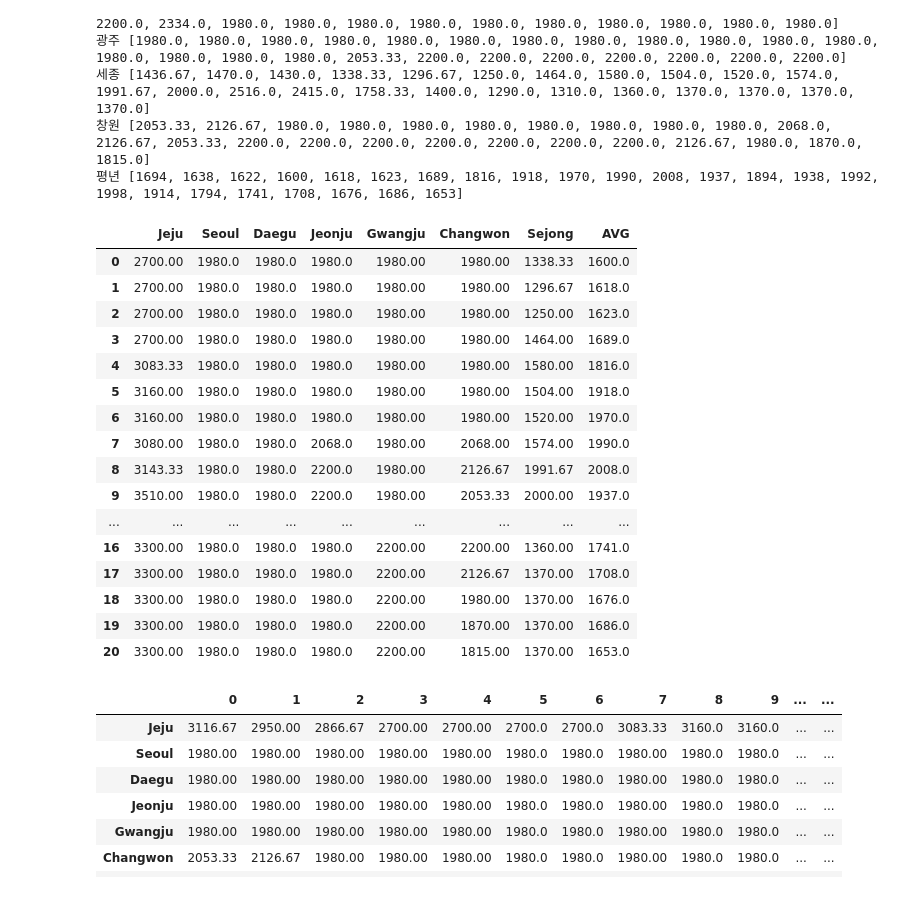
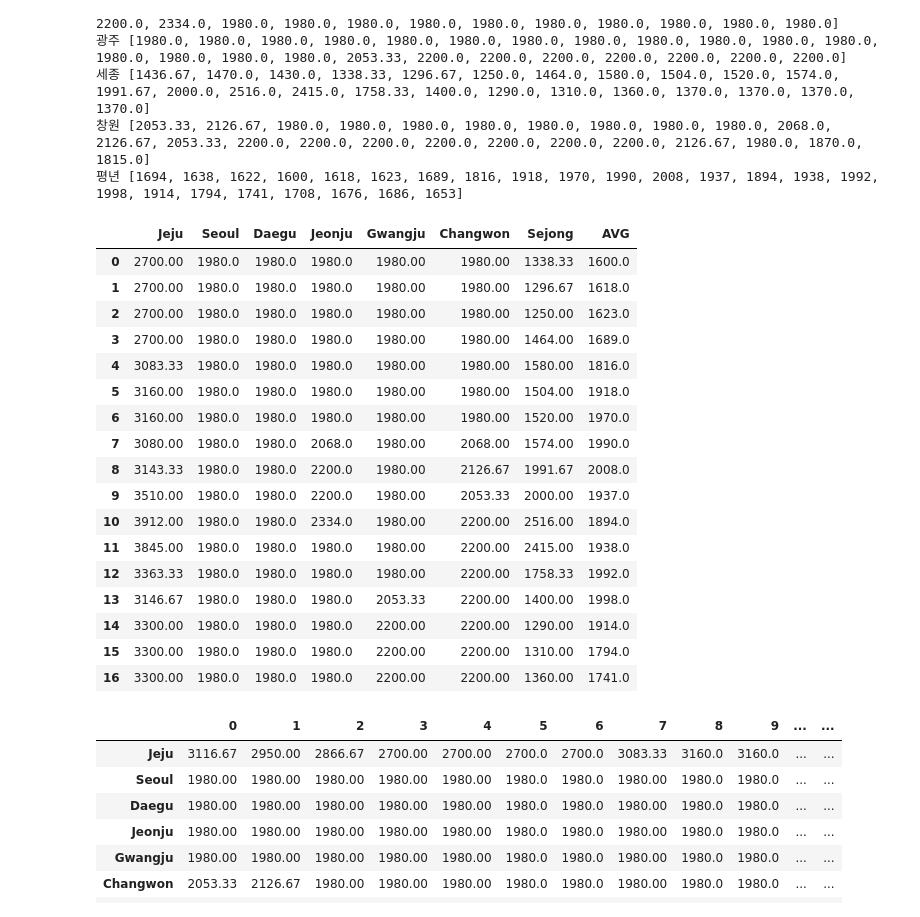
Before and after one commit to SeonJongYoo/SmartFarmProject-Python-DataAnalysis, a Jupyter notebook: Data_PriceChanges/PriceChange_Korea.ipynb, the cells around one changed output. Cells and saved outputs as stored; diff of their text form; code cells hidden in the pictures.

```diff
--- a/Data_PriceChanges/PriceChange_Korea.ipynb
+++ b/Data_PriceChanges/PriceChange_Korea.ipynb
@@ -244,32 +244,33 @@ print('평년', all_area)
 # %%
 # 5주차가 없는 월은 4주차까지의 평균값을 넣는다.
 # AVG: 조사 지역의 모든 유통업체들의 소매가격들을 조사하여 평균을 구한 것
 df1 = pd.DataFrame([Jeju, Seoul, Daegu, Jeonju, Gwangju, Changwon, Sejong, all_area], index="Jeju Seoul Daegu Jeonju Gwangju Changwon Sejong AVG".split())
 df2 = df1.T
 #df2
-df3 = df2.loc[3:]
+df3 = df2.loc[3:19]
 df3.reset_index(inplace=True)
 #df3
 del df3['index']
 df3
 # %% [output]
 |  | Jeju | Seoul | Daegu | Jeonju | Gwangju | Changwon | Sejong | AVG |
 | 0 | 2700.00 | 1980.0 | 1980.0 | 1980.0 | 1980.00 | 1980.00 | 1338.33 | 1600.0 |
 | 1 | 2700.00 | 1980.0 | 1980.0 | 1980.0 | 1980.00 | 1980.00 | 1296.67 | 1618.0 |
 | 2 | 2700.00 | 1980.0 | 1980.0 | 1980.0 | 1980.00 | 1980.00 | 1250.00 | 1623.0 |
 | 3 | 2700.00 | 1980.0 | 1980.0 | 1980.0 | 1980.00 | 1980.00 | 1464.00 | 1689.0 |
 | 4 | 3083.33 | 1980.0 | 1980.0 | 1980.0 | 1980.00 | 1980.00 | 1580.00 | 1816.0 |
 | 5 | 3160.00 | 1980.0 | 1980.0 | 1980.0 | 1980.00 | 1980.00 | 1504.00 | 1918.0 |
 | 6 | 3160.00 | 1980.0 | 1980.0 | 1980.0 | 1980.00 | 1980.00 | 1520.00 | 1970.0 |
 | 7 | 3080.00 | 1980.0 | 1980.0 | 2068.0 | 1980.00 | 2068.00 | 1574.00 | 1990.0 |
 | 8 | 3143.33 | 1980.0 | 1980.0 | 2200.0 | 1980.00 | 2126.67 | 1991.67 | 2008.0 |
 | 9 | 3510.00 | 1980.0 | 1980.0 | 2200.0 | 1980.00 | 2053.33 | 2000.00 | 1937.0 |
-| ... | ... | ... | ... | ... | ... | ... | ... | ... |
+| 10 | 3912.00 | 1980.0 | 1980.0 | 2334.0 | 1980.00 | 2200.00 | 2516.00 | 1894.0 |
+| 11 | 3845.00 | 1980.0 | 1980.0 | 1980.0 | 1980.00 | 2200.00 | 2415.00 | 1938.0 |
+| 12 | 3363.33 | 1980.0 | 1980.0 | 1980.0 | 1980.00 | 2200.00 | 1758.33 | 1992.0 |
+| 13 | 3146.67 | 1980.0 | 1980.0 | 1980.0 | 2053.33 | 2200.00 | 1400.00 | 1998.0 |
+| 14 | 3300.00 | 1980.0 | 1980.0 | 1980.0 | 2200.00 | 2200.00 | 1290.00 | 1914.0 |
+| 15 | 3300.00 | 1980.0 | 1980.0 | 1980.0 | 2200.00 | 2200.00 | 1310.00 | 1794.0 |
 | 16 | 3300.00 | 1980.0 | 1980.0 | 1980.0 | 2200.00 | 2200.00 | 1360.00 | 1741.0 |
-| 17 | 3300.00 | 1980.0 | 1980.0 | 1980.0 | 2200.00 | 2126.67 | 1370.00 | 1708.0 |
-| 18 | 3300.00 | 1980.0 | 1980.0 | 1980.0 | 2200.00 | 1980.00 | 1370.00 | 1676.0 |
-| 19 | 3300.00 | 1980.0 | 1980.0 | 1980.0 | 2200.00 | 1870.00 | 1370.00 | 1686.0 |
-| 20 | 3300.00 | 1980.0 | 1980.0 | 1980.0 | 2200.00 | 1815.00 | 1370.00 | 1653.0 |
 # %%
 df1
 # %% [output]
```
Also changed, not shown: parts of 11 cells of this notebook, 1 other file.
